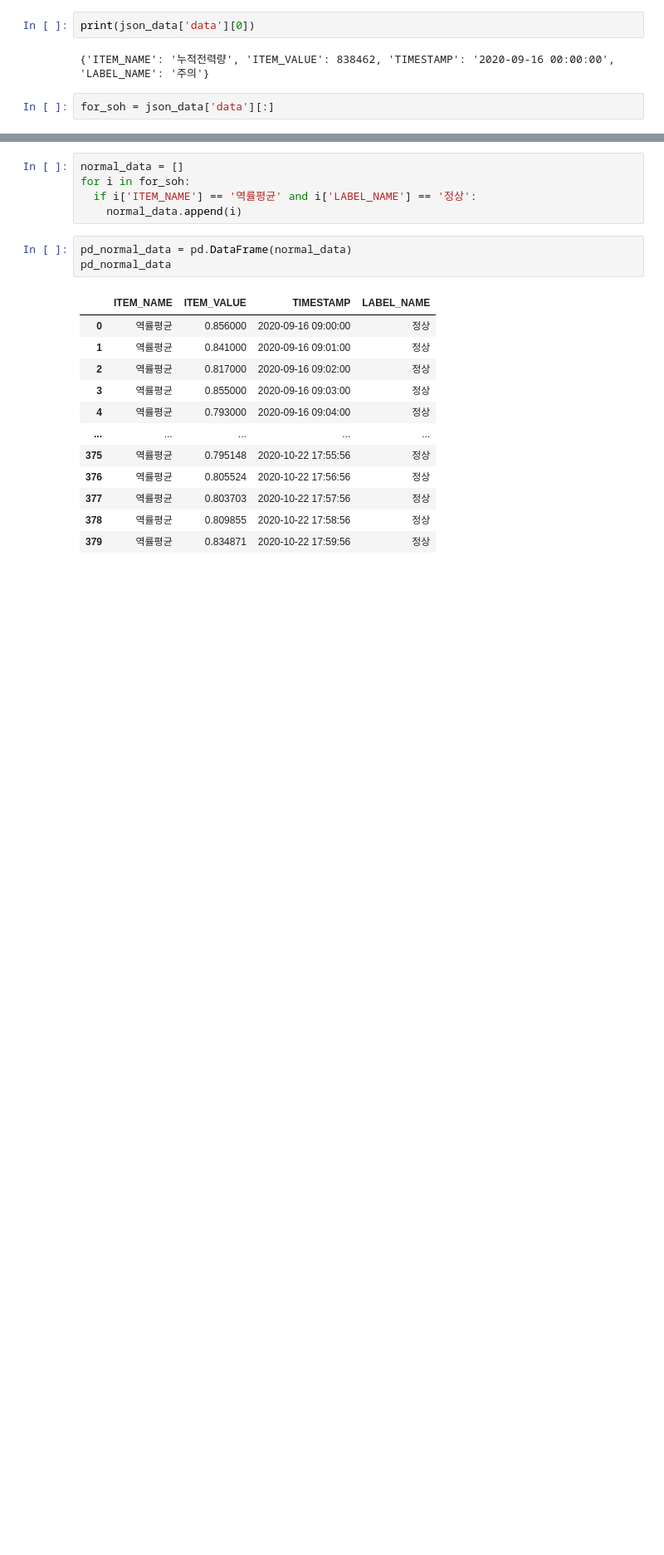
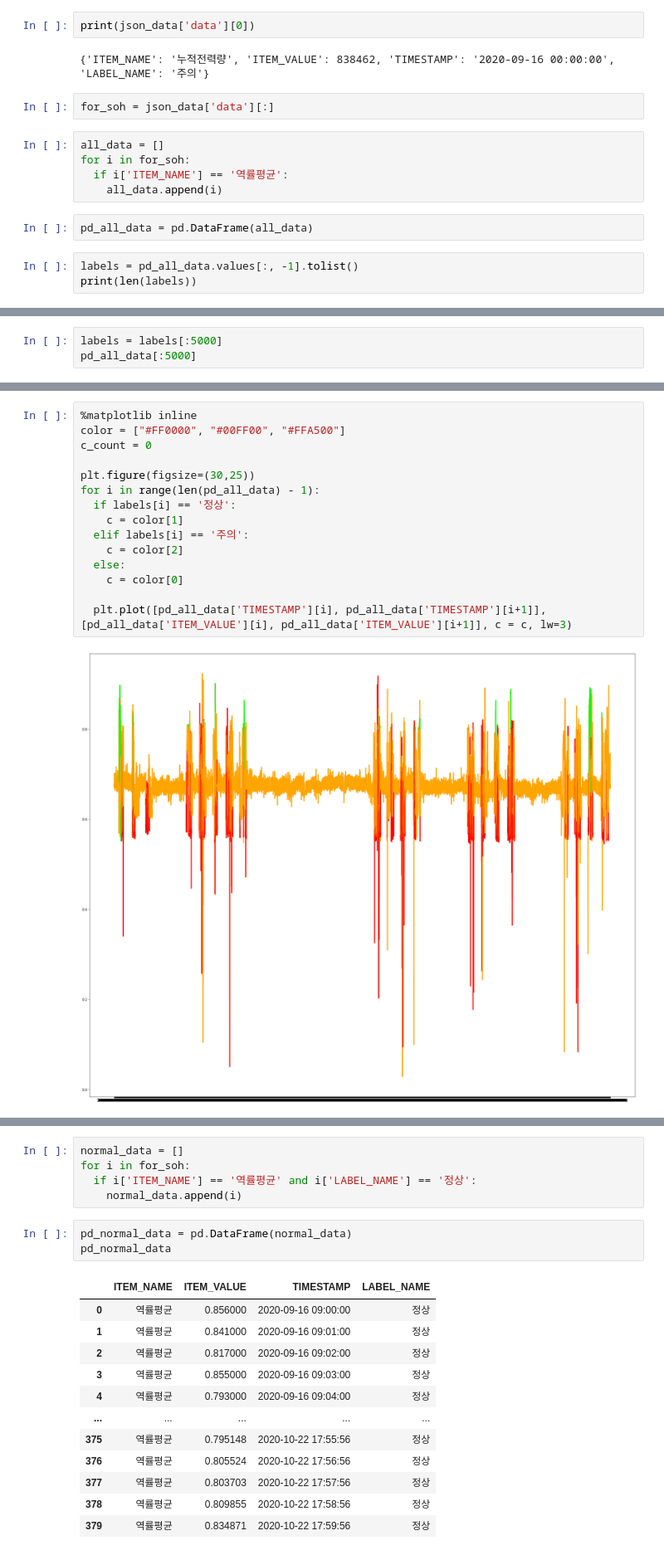
Before and after one commit to EdgeOfNetwork/TimeSeries, a Jupyter notebook: soh_labeled.ipynb, the cells around one changed output, grey strips where cells are left out. Shown at 83% size. Cells and saved outputs as stored; diff of their text form; blank space fills up the shorter version.

```diff
--- a/soh_labeled.ipynb
+++ b/soh_labeled.ipynb
@@ -25,3 +25,13 @@ print(json_data['data'][0])
 {'ITEM_NAME': '누적전력량', 'ITEM_VALUE': 838462, 'TIMESTAMP': '2020-09-16 00:00:00', 'LABEL_NAME': '주의'}
 # %%
 for_soh = json_data['data'][:]
+# %%
+all_data = []
+for i in for_soh:
+  if i['ITEM_NAME'] == '역률평균':
+    all_data.append(i)
+# %%
+pd_all_data = pd.DataFrame(all_data)
+# %%
+labels = pd_all_data.values[:, -1].tolist()
+print(len(labels))
@@ -27,0 +44,3 @@ for_soh = json_data['data'][:]
+# %%
+labels = labels[:5000]
+pd_all_data[:5000]
@@ -27,0 +61,17 @@ for_soh = json_data['data'][:]
+# %%
+%matplotlib inline
+color = ["#FF0000", "#00FF00", "#FFA500"]
+c_count = 0
+
+plt.figure(figsize=(30,25))
+for i in range(len(pd_all_data) - 1):
+  if labels[i] == '정상':
+    c = color[1]
+  elif labels[i] == '주의':
+    c = color[2]
+  else:
+    c = color[0]
+
+  plt.plot([pd_all_data['TIMESTAMP'][i], pd_all_data['TIMESTAMP'][i+1]], [pd_all_data['ITEM_VALUE'][i], pd_all_data['ITEM_VALUE'][i+1]], c = c, lw=3)
+# %% [output]
+[figure, added]
```
Also changed, not shown: parts of 10 cells of this notebook, 1 other file.
